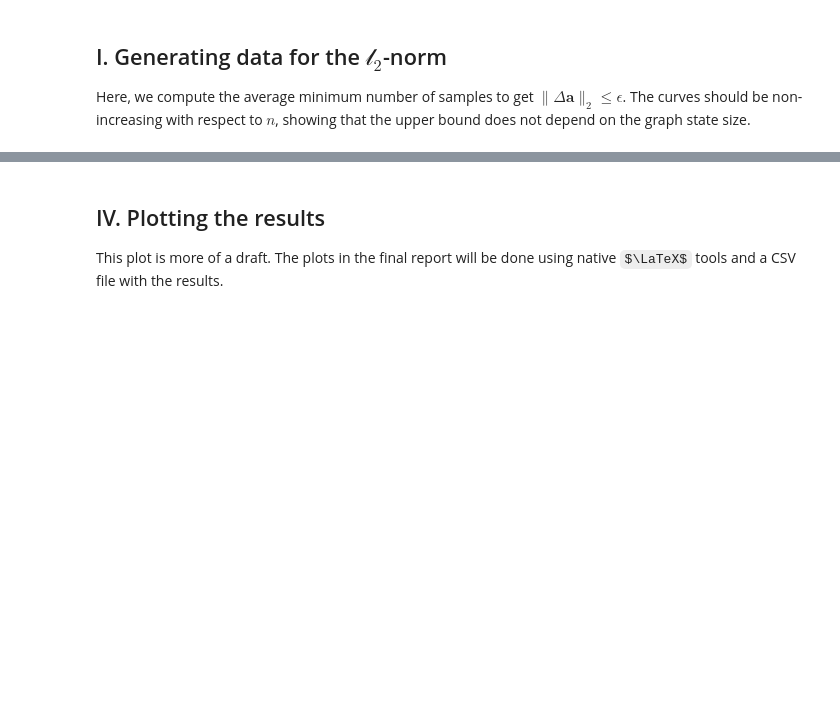
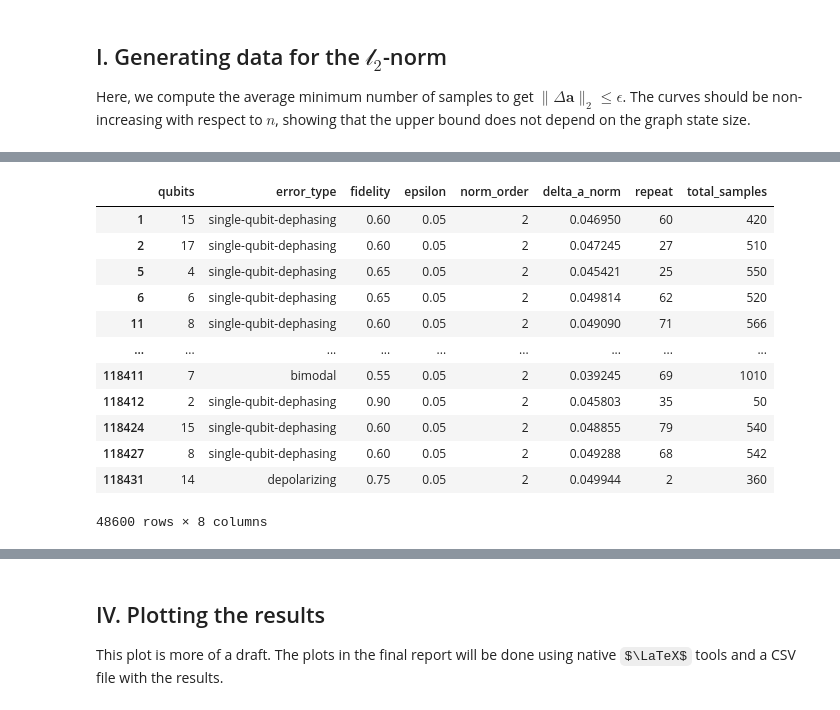
Before and after one commit to matheusMoreno/bell-sampling-for-quantum-networks, a Jupyter notebook: scalability_exploration.ipynb, the cells around one changed output, grey strips where cells are left out. Saved outputs shown, nothing was run; the diff lists cells and outputs as text; code cells hidden in the pictures; some formulas as TeX source; blank space fills up the shorter version.

```diff
--- a/scalability_exploration.ipynb
+++ b/scalability_exploration.ipynb
@@ -83,0 +66,27 @@ df_l2
+# %%
+# Filtering the data; this will be used primarily in the report
+repeats = 100
+error_types = ["depolarizing", "single-qubit-dephasing", "bimodal"]
+fidelities = [0.51, 0.55, 0.6, 0.65, 0.7, 0.75, 0.8, 0.85, 0.9]
+
+df_l2 = df_l2_raw[
+    (df_l2_raw["fidelity"].isin(fidelities)) &
+    (df_l2_raw["repeat"] <= repeats)
+]
+
+assert np.all(df_l2.groupby(["error_type", "fidelity", "qubits"]).transform("size") == repeats), "not enough repetitions"
+df_l2
+# %% [output]
+|  | qubits | error_type | fidelity | epsilon | norm_order | delta_a_norm | repeat | total_samples |
+| 1 | 15 | single-qubit-dephasing | 0.60 | 0.05 | 2 | 0.046950 | 60 | 420 |
+| 2 | 17 | single-qubit-dephasing | 0.60 | 0.05 | 2 | 0.047245 | 27 | 510 |
+| 5 | 4 | single-qubit-dephasing | 0.65 | 0.05 | 2 | 0.045421 | 25 | 550 |
+| 6 | 6 | single-qubit-dephasing | 0.65 | 0.05 | 2 | 0.049814 | 62 | 520 |
+| 11 | 8 | single-qubit-dephasing | 0.60 | 0.05 | 2 | 0.049090 | 71 | 566 |
+| ... | ... | ... | ... | ... | ... | ... | ... | ... |
+| 118411 | 7 | bimodal | 0.55 | 0.05 | 2 | 0.039245 | 69 | 1010 |
+| 118412 | 2 | single-qubit-dephasing | 0.90 | 0.05 | 2 | 0.045803 | 35 | 50 |
+| 118424 | 15 | single-qubit-dephasing | 0.60 | 0.05 | 2 | 0.048855 | 79 | 540 |
+| 118427 | 8 | single-qubit-dephasing | 0.60 | 0.05 | 2 | 0.049288 | 68 | 542 |
+| 118431 | 14 | depolarizing | 0.75 | 0.05 | 2 | 0.049944 | 2 | 360 |
+48600 rows × 8 columns
```
Also changed, not shown: parts of 20 cells of this notebook, 1 other file.
